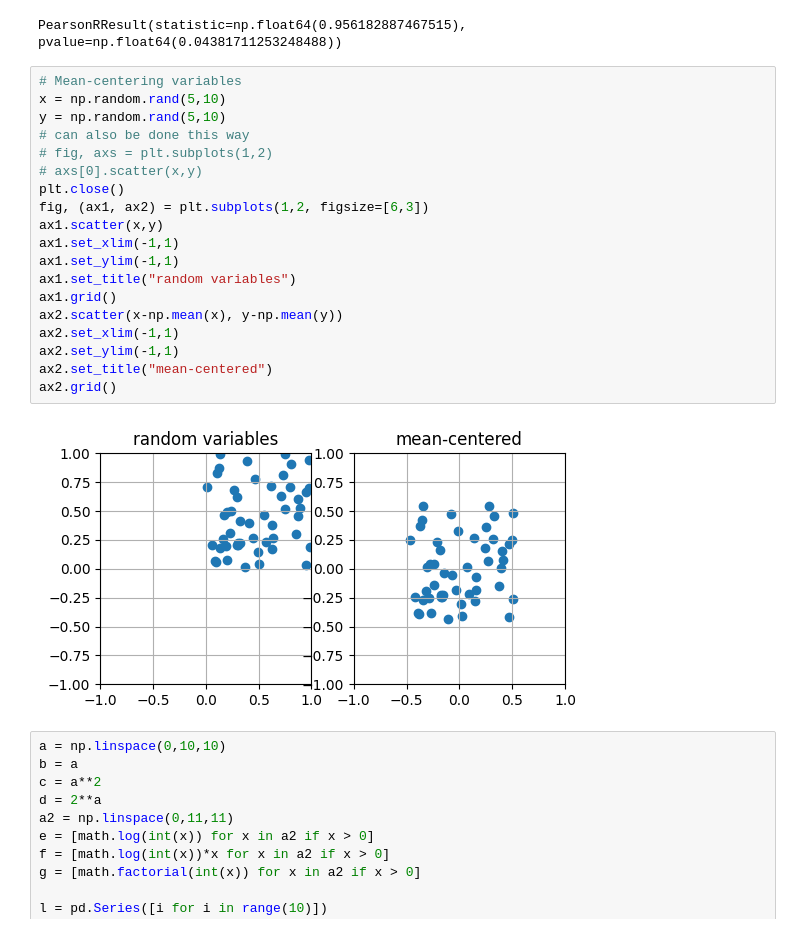
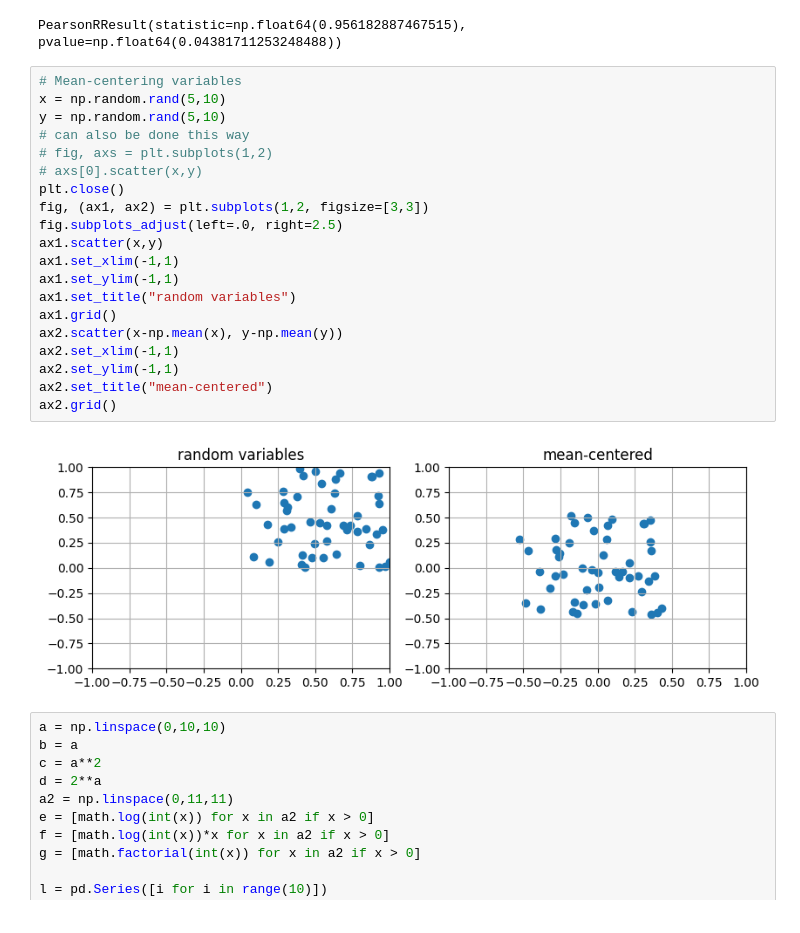
Before and after one commit to solarecho3/vectors, a Jupyter notebook: vectors.ipynb, the cells around one changed output. Cells and saved outputs as stored; diff of their text form.

```diff
--- a/vectors.ipynb
+++ b/vectors.ipynb
@@ -897,24 +897,25 @@ PearsonRResult(statistic=np.float64(0.956182887467515), pvalue=np.float64(0.0438
 # %%
 # Mean-centering variables
 x = np.random.rand(5,10)
 y = np.random.rand(5,10)
 # can also be done this way
 # fig, axs = plt.subplots(1,2)
 # axs[0].scatter(x,y)
 plt.close()
-fig, (ax1, ax2) = plt.subplots(1,2, figsize=[6,3])
+fig, (ax1, ax2) = plt.subplots(1,2, figsize=[3,3])
+fig.subplots_adjust(left=.0, right=2.5)
 ax1.scatter(x,y)
 ax1.set_xlim(-1,1)
 ax1.set_ylim(-1,1)
 ax1.set_title("random variables")
 ax1.grid()
 ax2.scatter(x-np.mean(x), y-np.mean(y))
 ax2.set_xlim(-1,1)
 ax2.set_ylim(-1,1)
 ax2.set_title("mean-centered")
 ax2.grid()
 # %% [output]
-[figure, old version]
+[figure, new version]
 # %%
 a = np.linspace(0,10,10)
 b = a
```
Also changed, not shown: parts of 2 cells of this notebook, 1 other file.
